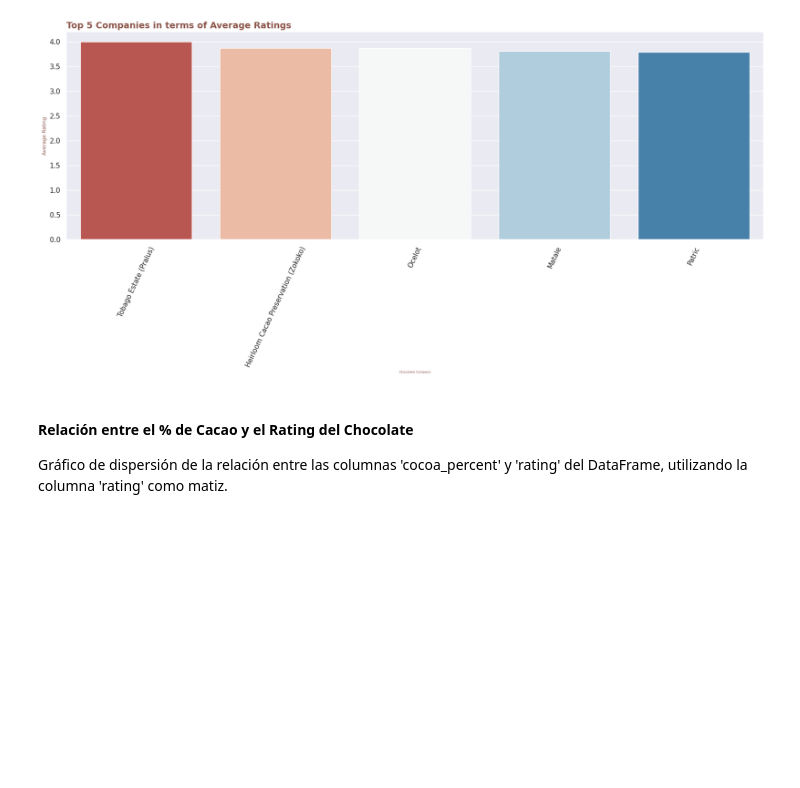
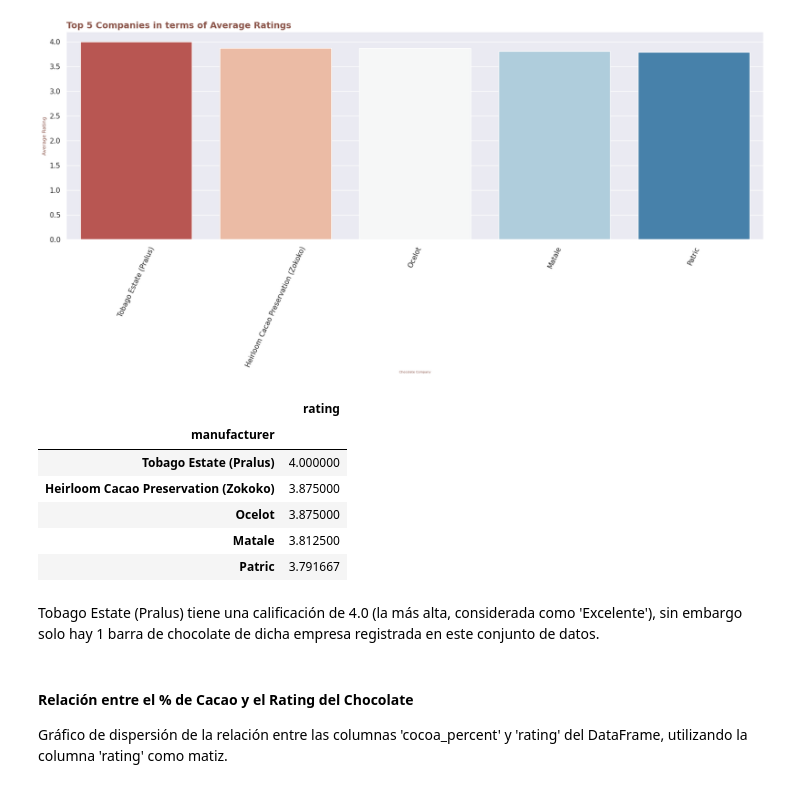
Before and after one commit to Ju-oogle/DS-CH-32845, a Jupyter notebook: Chocolate_bars.ipynb, the cells around one changed output. Saved outputs shown, nothing was run; the diff lists cells and outputs as text; code cells hidden in the pictures; blank space fills up the shorter version.

```diff
--- a/Chocolate_bars.ipynb
+++ b/Chocolate_bars.ipynb
@@ -252,6 +352,20 @@ plt.title('Top 5 Companies in terms of Average Ratings', loc = "left", fontdict
 plt.show()
 # %% [output]
 [figure]
+# %%
+data2 = df.groupby('manufacturer').aggregate({'rating':'mean'})
+data2 = data2.sort_values('rating', ascending=False).head(5)
+data2
+# %% [output]
+|  | rating |
+| manufacturer |  |
+| Tobago Estate (Pralus) | 4.000000 |
+| Heirloom Cacao Preservation (Zokoko) | 3.875000 |
+| Ocelot | 3.875000 |
+| Matale | 3.812500 |
+| Patric | 3.791667 |
+# %% [markdown]
+Tobago Estate (Pralus) tiene una calificación de 4.0 (la más alta, considerada como 'Excelente'), sin embargo solo hay 1 barra de chocolate de dicha empresa registrada en este conjunto de datos.
 # %% [markdown]
 #### Relación entre el % de Cacao y el Rating del Chocolate
 
```
Also changed, not shown: parts of 16 cells of this notebook.
